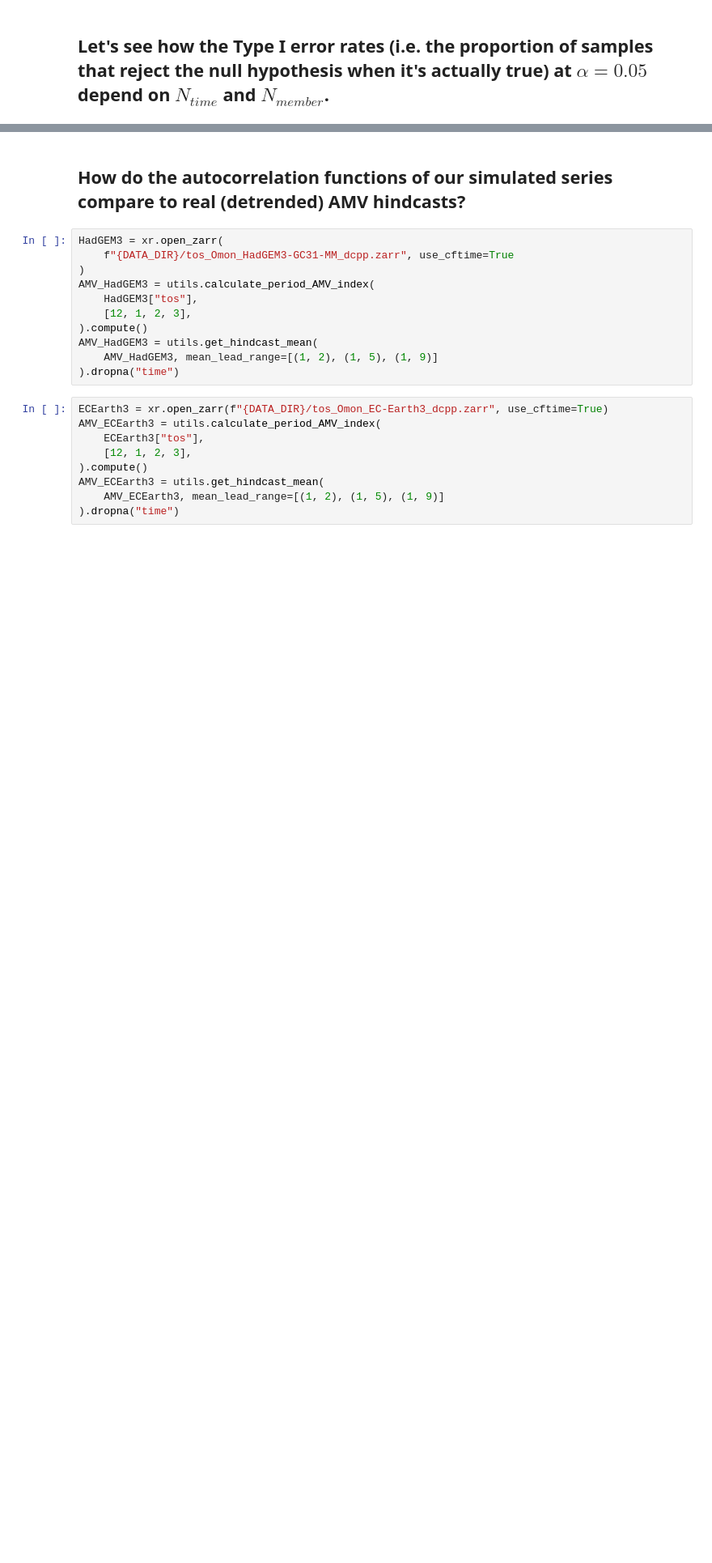
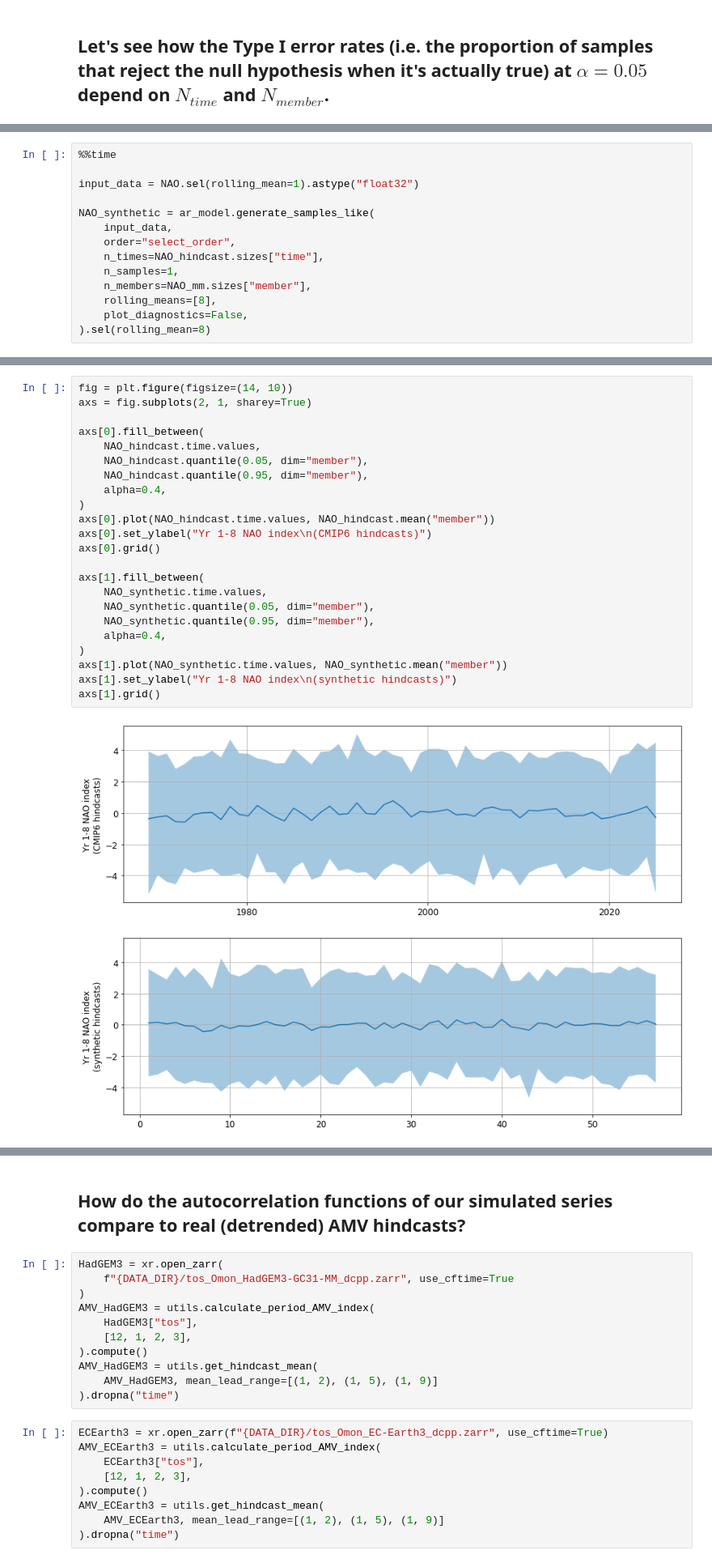
Before and after one commit to dougiesquire/Squire_2022_correlation, a Jupyter notebook: notebooks/exploratory/demo_Tim.ipynb, the cells around one changed output, grey strips where cells are left out. Shown at 81% size. Cells and saved outputs as stored; diff of their text form; blank space fills up the shorter version.

```diff
--- a/notebooks/exploratory/demo_Tim.ipynb
+++ b/notebooks/exploratory/demo_Tim.ipynb
@@ -307,0 +302,14 @@ Coordinates:
+# %%
+%%time
+
+input_data = NAO.sel(rolling_mean=1).astype("float32")
+
+NAO_synthetic = ar_model.generate_samples_like(
+    input_data,
+    order="select_order",
+    n_times=NAO_hindcast.sizes["time"],
+    n_samples=1,
+    n_members=NAO_mm.sizes["member"],
+    rolling_means=[8],
+    plot_diagnostics=False,
+).sel(rolling_mean=8)
@@ -307,0 +321,25 @@ Coordinates:
+# %%
+fig = plt.figure(figsize=(14, 10))
+axs = fig.subplots(2, 1, sharey=True)
+
+axs[0].fill_between(
+    NAO_hindcast.time.values,
+    NAO_hindcast.quantile(0.05, dim="member"),
+    NAO_hindcast.quantile(0.95, dim="member"),
+    alpha=0.4,
+)
+axs[0].plot(NAO_hindcast.time.values, NAO_hindcast.mean("member"))
+axs[0].set_ylabel("Yr 1-8 NAO index\n(CMIP6 hindcasts)")
+axs[0].grid()
+
+axs[1].fill_between(
+    NAO_synthetic.time.values,
+    NAO_synthetic.quantile(0.05, dim="member"),
+    NAO_synthetic.quantile(0.95, dim="member"),
+    alpha=0.4,
+)
+axs[1].plot(NAO_synthetic.time.values, NAO_synthetic.mean("member"))
+axs[1].set_ylabel("Yr 1-8 NAO index\n(synthetic hindcasts)")
+axs[1].grid()
+# %% [output]
+[figure, added]
```
Also changed, not shown: parts of 27 cells of this notebook, 2 other files.
